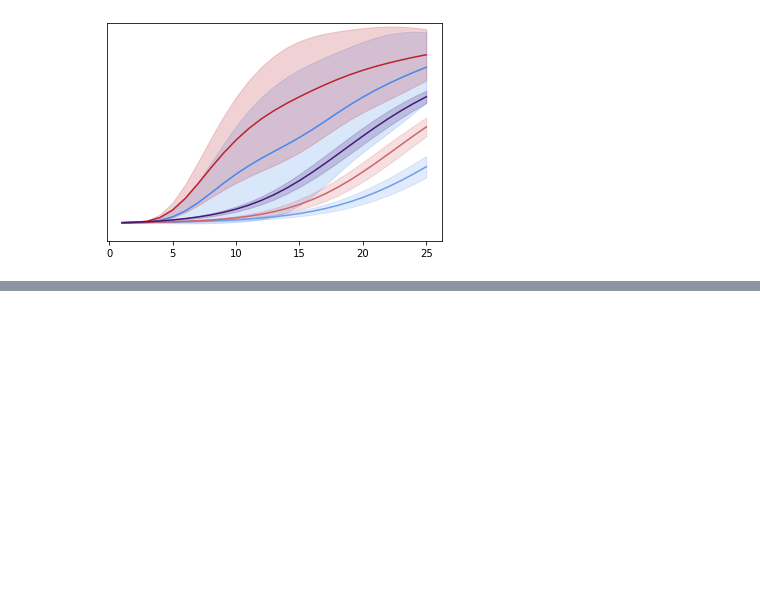
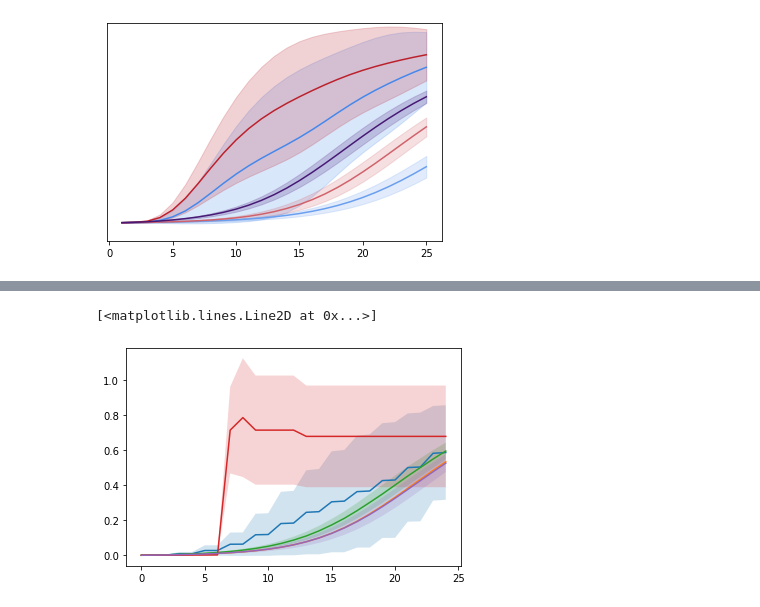
Before and after one commit to Sakib1418/Corteva, a Jupyter notebook: plot.ipynb, the cells around one changed output, grey strips where cells are left out. Drawn from its saved outputs; the diff is of its cells as text; code cells hidden in the pictures; blank space fills up the shorter version.

```diff
--- a/plot.ipynb
+++ b/plot.ipynb
@@ -123,0 +137,4 @@ NameError: name 'x' is not defined
+# %%
+import pickle as pkl
+
+a= pkl.load(open('./x755_25_cultivation.pkl','rb'))
@@ -123,0 +159,35 @@ NameError: name 'x' is not defined
+# %%
+alter = pkl.load(open('./x755_25_alter.pkl','rb'))
+cultivation = pkl.load(open('./x755_25_cultivation.pkl','rb'))
+hand = pkl.load(open('./x755_25_hand.pkl','rb'))
+normal = pkl.load(open('./x755_25_normal.pkl','rb'))
+tilling = pkl.load(open('./x755_25_tilling.pkl','rb'))
+# %%
+
+upper = alter['x755_25_alter']['mean_frac_res'] + alter['x755_25_alter']['std_frac_res']
+lower = alter['x755_25_alter']['mean_frac_res'] - alter['x755_25_alter']['std_frac_res']
+plt.fill_between(x, lower, upper, alpha=.2)
+plt.plot(x,alter['x755_25_alter']['mean_frac_res'])
+
+upper = cultivation['x755_25_cultivation']['mean_frac_res'] + cultivation['x755_25_cultivation']['std_frac_res']
+lower = cultivation['x755_25_cultivation']['mean_frac_res'] - cultivation['x755_25_cultivation']['std_frac_res']
+plt.fill_between(x, lower, upper, alpha=.2)
+plt.plot(x,cultivation['x755_25_cultivation']['mean_frac_res'])
+
+upper = hand['x755_25_hand']['mean_frac_res'] + hand['x755_25_hand']['std_frac_res']
+lower = hand['x755_25_hand']['mean_frac_res'] - hand['x755_25_hand']['std_frac_res']
+plt.fill_between(x, lower, upper, alpha=.2)
+plt.plot(x,hand['x755_25_hand']['mean_frac_res'])
+
+upper = tilling['x755_25_tilling']['mean_frac_res'] + tilling['x755_25_tilling']['std_frac_res']
+lower = tilling['x755_25_tilling']['mean_frac_res'] - tilling['x755_25_tilling']['std_frac_res']
+plt.fill_between(x, lower, upper, alpha=.2)
+plt.plot(x,tilling['x755_25_tilling']['mean_frac_res'])
+
+upper = normal['x755_25_normal']['mean_frac_res'] + normal['x755_25_normal']['std_frac_res']
+lower = normal['x755_25_normal']['mean_frac_res'] - normal['x755_25_normal']['std_frac_res']
+plt.fill_between(x, lower, upper, alpha=.2)
+plt.plot(x,normal['x755_25_normal']['mean_frac_res'])
+# %% [output]
+[<matplotlib.lines.Line2D at 0x...>]
+[figure, added]
```
Also changed, not shown: parts of 11 cells of this notebook, 7 other files.
